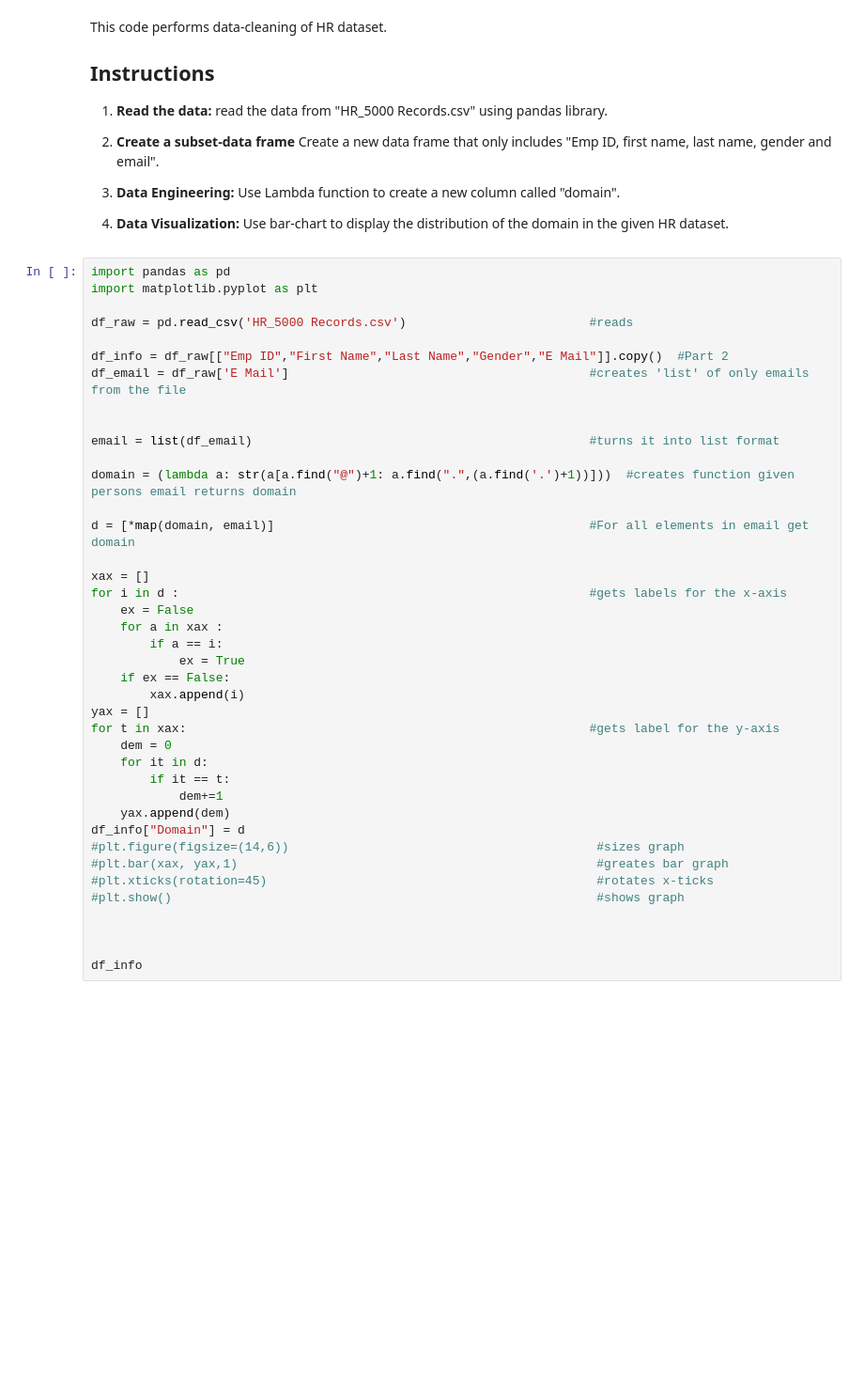
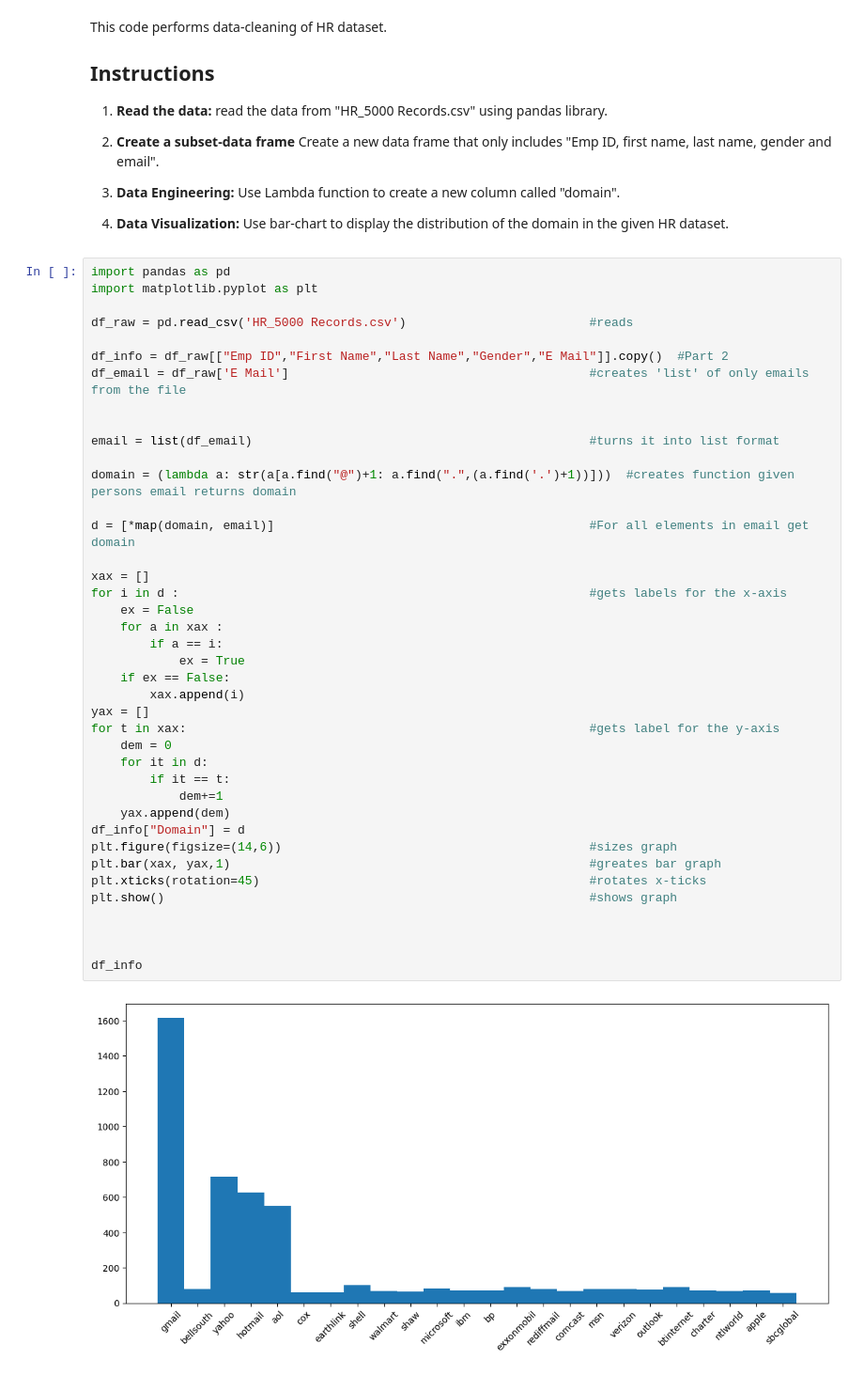
Before and after one commit to SunImplosion/ExtraCredit_3, a Jupyter notebook: assignment7.ipynb, the cells around one changed output. Shown: that part at 94% size. Cells and saved outputs as stored; diff of their text form; blank space fills up the shorter version.

```diff
--- a/assignment7.ipynb
+++ b/assignment7.ipynb
@@ -20,37 +20,38 @@ df_info = df_raw[["Emp ID","First Name","Last Name","Gender","E Mail"]].copy()
 df_email = df_raw['E Mail']                                         #creates 'list' of only emails from the file
 
 
 email = list(df_email)                                              #turns it into list format
 
 domain = (lambda a: str(a[a.find("@")+1: a.find(".",(a.find('.')+1))]))  #creates function given persons email returns domain
 
 d = [*map(domain, email)]                                           #For all elements in email get domain
 
 xax = []
 for i in d :                                                        #gets labels for the x-axis
     ex = False
     for a in xax :
         if a == i:
             ex = True
     if ex == False:
         xax.append(i)
 yax = []
 for t in xax:                                                       #gets label for the y-axis
     dem = 0
     for it in d:
         if it == t:
             dem+=1
     yax.append(dem)
 df_info["Domain"] = d
-#plt.figure(figsize=(14,6))                                          #sizes graph
-#plt.bar(xax, yax,1)                                                 #greates bar graph
-#plt.xticks(rotation=45)                                             #rotates x-ticks
-#plt.show()                                                          #shows graph
+plt.figure(figsize=(14,6))                                          #sizes graph
+plt.bar(xax, yax,1)                                                 #greates bar graph
+plt.xticks(rotation=45)                                             #rotates x-ticks
+plt.show()                                                          #shows graph
 
 
 
 df_info
 # %% [output]
+[figure, added]
 |  | Emp ID | First Name | Last Name | Gender | E Mail | Domain |
 | 0 | 526540 | Angelique | Goodwin | F | angelique.goodwin@gmail.com | gmail |
 | 1 | 859327 | Jeni | Shaffer | F | jeni.shaffer@gmail.com | gmail |
```
Also changed, not shown: 1 other file.
